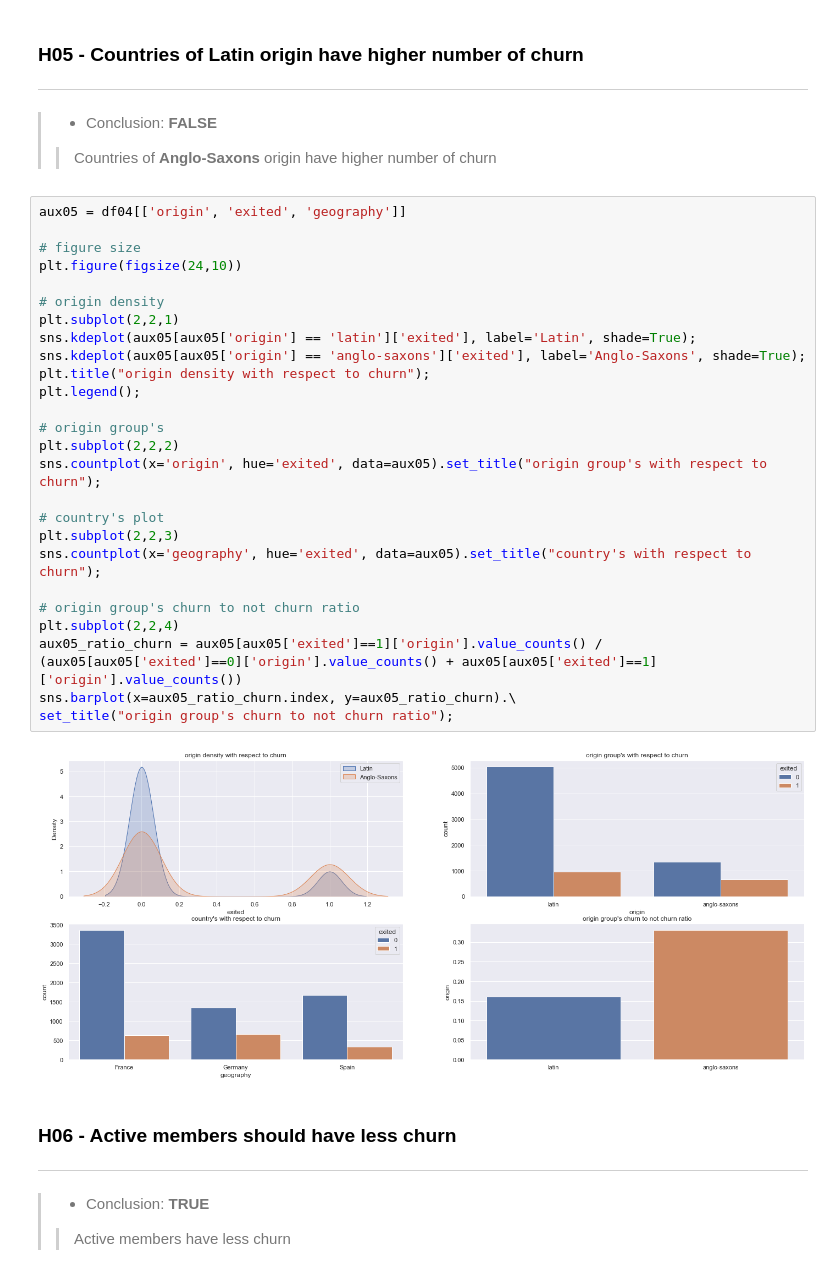
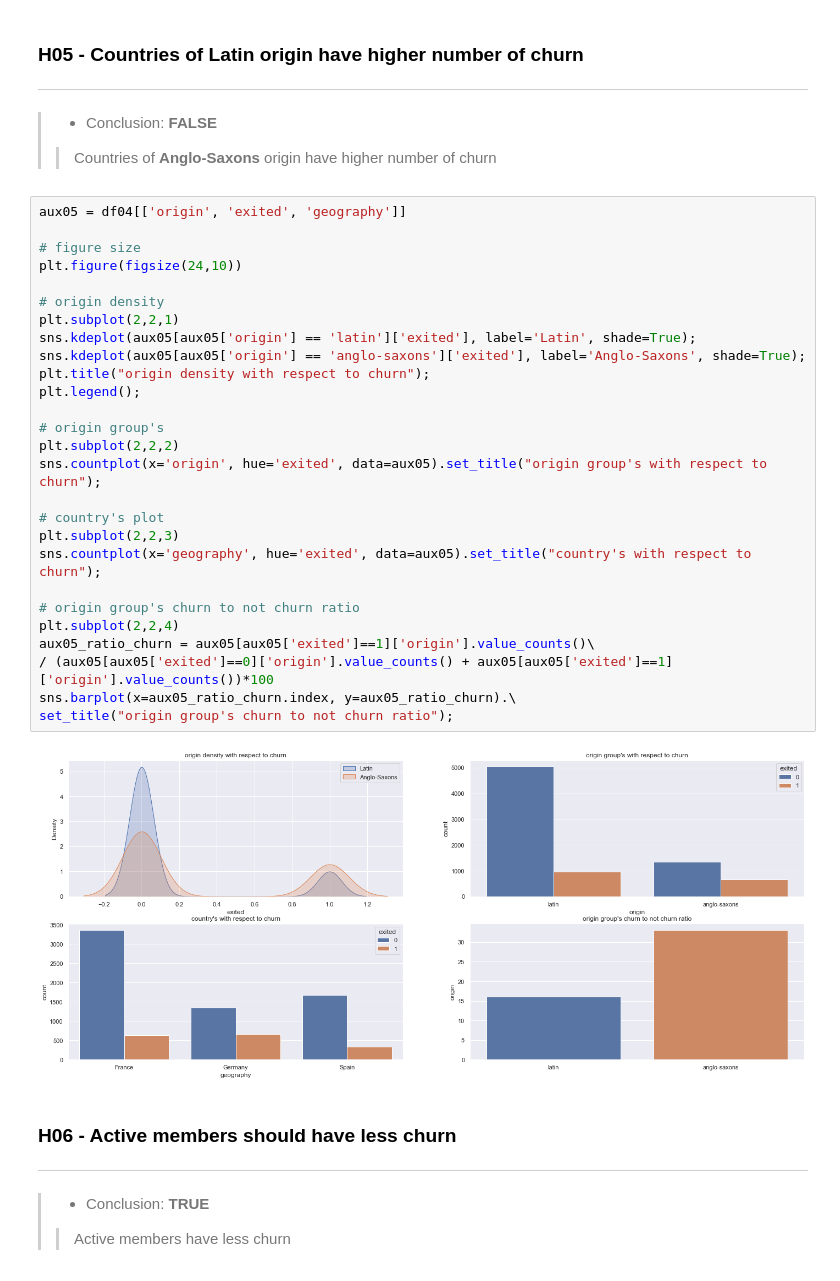
Before and after one commit to FabioCaffarello/Churn-Prediction-TopBank, a Jupyter notebook: 02-Notebooks/02-Scond_Cycle_CRISP/workflow_complete.ipynb, the cells around one changed output. Cells and saved outputs as stored; diff of their text form.

```diff
--- a/02-Notebooks/02-Scond_Cycle_CRISP/workflow_complete.ipynb
+++ b/02-Notebooks/02-Scond_Cycle_CRISP/workflow_complete.ipynb
@@ -795,31 +818,32 @@ plt.xticks(rotation=45);
 # %%
 aux05 = df04[['origin', 'exited', 'geography']]
 
 # figure size
 plt.figure(figsize(24,10))
 
 # origin density
 plt.subplot(2,2,1)
 sns.kdeplot(aux05[aux05['origin'] == 'latin']['exited'], label='Latin', shade=True);
 sns.kdeplot(aux05[aux05['origin'] == 'anglo-saxons']['exited'], label='Anglo-Saxons', shade=True);
 plt.title("origin density with respect to churn");
 plt.legend();
 
 # origin group's
 plt.subplot(2,2,2)
 sns.countplot(x='origin', hue='exited', data=aux05).set_title("origin group's with respect to churn");
 
 # country's plot
 plt.subplot(2,2,3)
 sns.countplot(x='geography', hue='exited', data=aux05).set_title("country's with respect to churn");
 
 # origin group's churn to not churn ratio
 plt.subplot(2,2,4)
-aux05_ratio_churn = aux05[aux05['exited']==1]['origin'].value_counts() / (aux05[aux05['exited']==0]['origin'].value_counts() + aux05[aux05['exited']==1]['origin'].value_counts())
+aux05_ratio_churn = aux05[aux05['exited']==1]['origin'].value_counts()\
+/ (aux05[aux05['exited']==0]['origin'].value_counts() + aux05[aux05['exited']==1]['origin'].value_counts())*100
 sns.barplot(x=aux05_ratio_churn.index, y=aux05_ratio_churn).\
 set_title("origin group's churn to not churn ratio");
 # %% [output]
-[figure, old version]
+[figure, new version]
 # %% [markdown]
 ### H06 - Active members should have less churn
 ---
```
Also changed, not shown: parts of 16 cells of this notebook.
